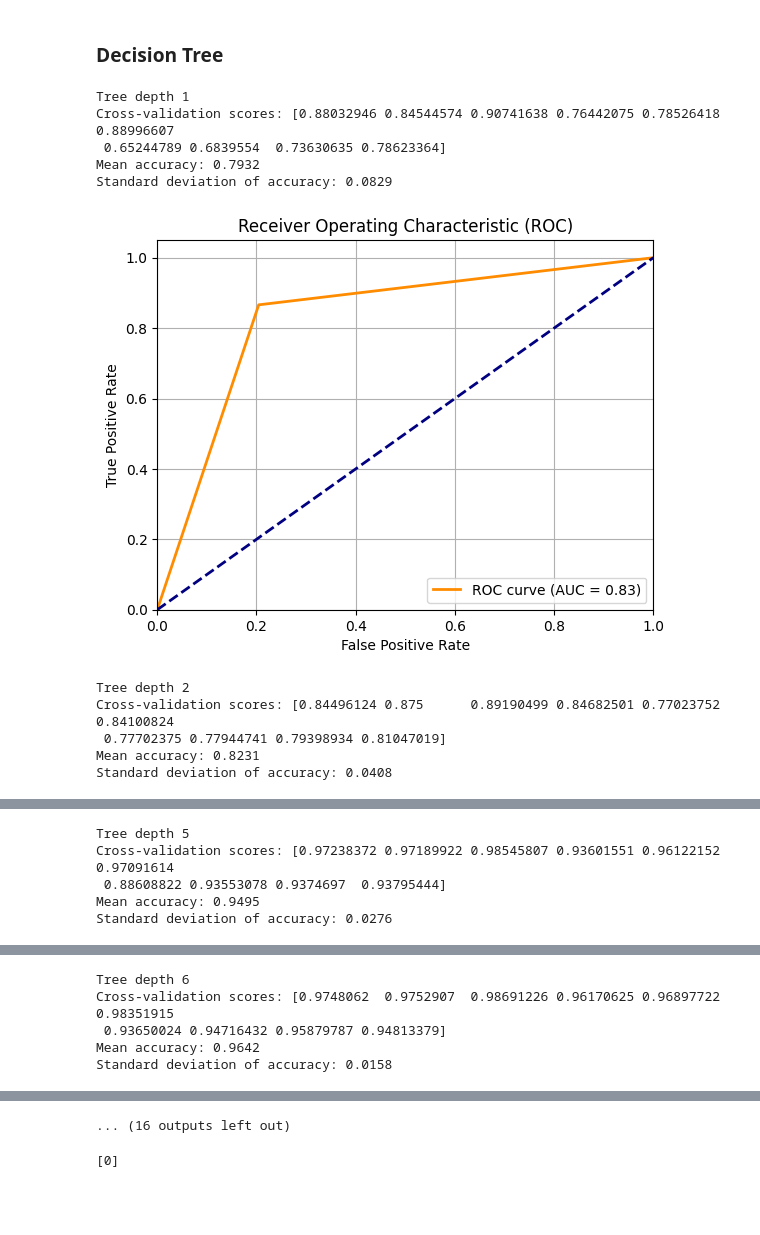
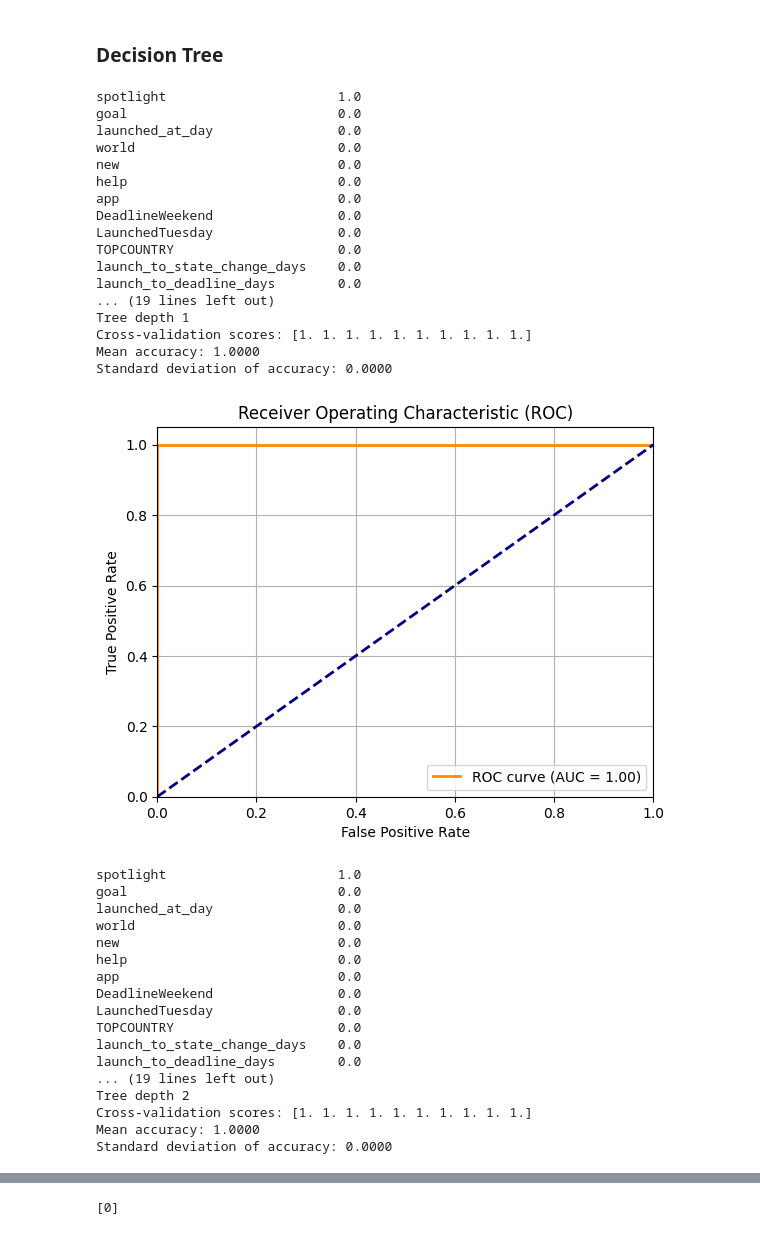
Before and after one commit to zarahtau/kickstarter-project-success-predictions, a Jupyter notebook: decision_tree/classification_tree.ipynb, the cells around one changed output, grey strips where cells are left out. Drawn from its saved outputs; the diff is of its cells as text; code cells hidden in the pictures; blank space fills up the shorter version.

Commit message:
updates to classification tree

```diff
--- a/decision_tree/classification_tree.ipynb
+++ b/decision_tree/classification_tree.ipynb
@@ -3,7 +3,8 @@
 # %%
 import pandas as pd
 # %%
-df = pd.read_csv("../data/kickstarter_cleaned.csv")
+#df = pd.read_csv("../data/kickstarter_cleaned.csv")
+df = pd.read_csv("../data/kickstarter_one_hot_cleaned.csv")
 # %%
 #one-hot encode
 
@@ -32,43 +33,74 @@ X = df.drop('SuccessfulBool', axis=1)
 
 X_train, X_test, y_train, y_test = train_test_split(X, y, test_size=0.3, random_state=42, shuffle=True)
 # %%
-for i in range(1, 15):
+for i in range(1, 5):
     clf = DecisionTreeClassifier(max_depth=i, random_state=42)
     clf.fit(X_train, y_train)
 
     cv_scores = cross_val_score(clf, X, y, cv=10)
+
+    #examine the feature importance
+    importances = clf.feature_importances_
+    feature_ranks = pd.Series(importances, index=X.columns).sort_values(ascending=False)
+    print(feature_ranks)
+    #split_feature_index = clf.tree_.feature[0]
+    #print("Split on feature:", X.columns[split_feature_index])
 
     print(f"Tree depth {i}")
     print(f"Cross-validation scores: {cv_scores}")
     print(f"Mean accuracy: {cv_scores.mean():.4f}")
     print(f"Standard deviation of accuracy: {cv_scores.std():.4f}")
 
     y_scores = clf.predict_proba(X_test)[:, 1]  # Get probability for the positive class
 
     # Compute ROC curve and AUC
     fpr, tpr, thresholds = roc_curve(y_test, y_scores)
     roc_auc = auc(fpr, tpr)
 
     plt.figure()
     plt.plot(fpr, tpr, color='darkorange', lw=2, label=f'ROC curve (AUC = {roc_auc:.2f})')
     plt.plot([0, 1], [0, 1], color='navy', lw=2, linestyle='--')  # Chance line
     plt.xlim([0.0, 1.0])
     plt.ylim([0.0, 1.05])
     plt.xlabel('False Positive Rate')
     plt.ylabel('True Positive Rate')
     plt.title('Receiver Operating Characteristic (ROC)')
     plt.legend(loc='lower right')
     plt.grid()
     plt.show()
 # %% [output]
+spotlight                      1.0
+goal                           0.0
+launched_at_day                0.0
+world                          0.0
+new                            0.0
+help                           0.0
+app                            0.0
+DeadlineWeekend                0.0
+LaunchedTuesday                0.0
+TOPCOUNTRY                     0.0
+launch_to_state_change_days    0.0
+launch_to_deadline_days        0.0
+... (19 lines left out)
 Tree depth 1
-Cross-validation scores: [0.88032946 0.84544574 0.90741638 0.76442075 0.78526418 0.88996607
- 0.65244789 0.6839554  0.73630635 0.78623364]
-Mean accuracy: 0.7932
-Standard deviation of accuracy: 0.0829
+Cross-validation scores: [1. 1. 1. 1. 1. 1. 1. 1. 1. 1.]
+Mean accuracy: 1.0000
+Standard deviation of accuracy: 0.0000
-[figure, old version]
+[figure, new version]
+spotlight                      1.0
+goal                           0.0
+launched_at_day                0.0
+world                          0.0
+new                            0.0
+help                           0.0
+app                            0.0
+DeadlineWeekend                0.0
+LaunchedTuesday                0.0
+TOPCOUNTRY                     0.0
+launch_to_state_change_days    0.0
+launch_to_deadline_days        0.0
+... (19 lines left out)
 Tree depth 2
-Cross-validation scores: [0.84496124 0.875      0.89190499 0.84682501 0.77023752 0.84100824
- 0.77702375 0.77944741 0.79398934 0.81047019]
-Mean accuracy: 0.8231
-Standard deviation of accuracy: 0.0408
+Cross-validation scores: [1. 1. 1. 1. 1. 1. 1. 1. 1. 1.]
+Mean accuracy: 1.0000
+Standard deviation of accuracy: 0.0000
@@ -88,5 +143,0 @@ Standard deviation of accuracy: 0.0326
-Tree depth 5
-Cross-validation scores: [0.97238372 0.97189922 0.98545807 0.93601551 0.96122152 0.97091614
- 0.88608822 0.93553078 0.9374697  0.93795444]
-Mean accuracy: 0.9495
-Standard deviation of accuracy: 0.0276
@@ -94,5 +143,0 @@ Standard deviation of accuracy: 0.0276
-Tree depth 6
-Cross-validation scores: [0.9748062  0.9752907  0.98691226 0.96170625 0.96897722 0.98351915
- 0.93650024 0.94716432 0.95879787 0.94813379]
-Mean accuracy: 0.9642
-Standard deviation of accuracy: 0.0158
@@ -100,4 +144,3 @@ Standard deviation of accuracy: 0.0158
-... (16 outputs left out)
 # %%
 #messing around with sample prediction
 print(clf.predict(X.iloc[0:1]))
```
Also changed, not shown: parts of 6 cells of this notebook, 2 other files.
